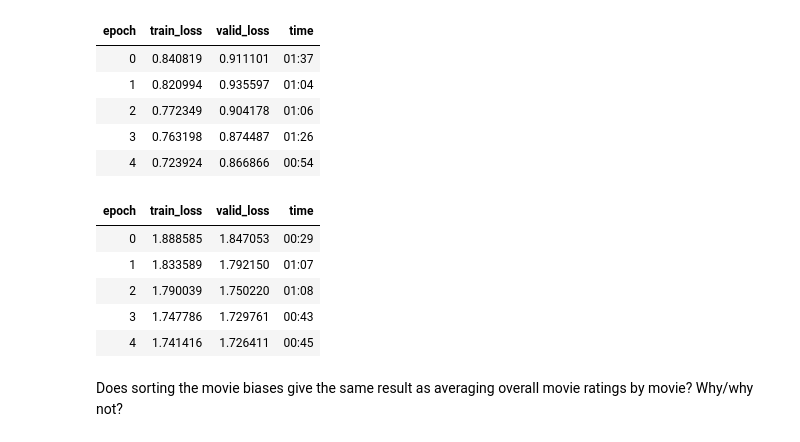
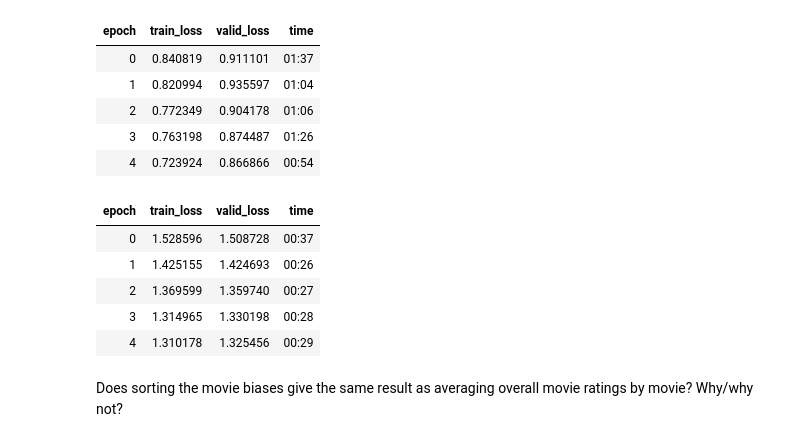
Before and after one commit to tripathysagar/fastbook-with-assign, a Jupyter notebook: Chapter-8/learner_questions.ipynb, the cells around one changed output. Cells and saved outputs as stored; diff of their text form; code cells hidden in the pictures.

```diff
--- a/Chapter-8/learner_questions.ipynb
+++ b/Chapter-8/learner_questions.ipynb
@@ -118,14 +118,14 @@ n_users,n_movies
 model = DotProduct(n_users, n_movies, 50)
 # %%
 learn = Learner(dls, model, loss_func=MSELossFlat())
-learn.fit_one_cycle(5, 5e-5)
+learn.fit_one_cycle(5, 5e-5, wd=0.1)
 # %% [output]
 | epoch | train_loss | valid_loss | time |
-| 0 | 1.888585 | 1.847053 | 00:29 |
-| 1 | 1.833589 | 1.792150 | 01:07 |
-| 2 | 1.790039 | 1.750220 | 01:08 |
-| 3 | 1.747786 | 1.729761 | 00:43 |
-| 4 | 1.741416 | 1.726411 | 00:45 |
+| 0 | 1.528596 | 1.508728 | 00:37 |
+| 1 | 1.425155 | 1.424693 | 00:26 |
+| 2 | 1.369599 | 1.359740 | 00:27 |
+| 3 | 1.314965 | 1.330198 | 00:28 |
+| 4 | 1.310178 | 1.325456 | 00:29 |
 # %% [markdown]
 Does sorting the movie biases give the same result as averaging overall movie ratings by movie? Why/why not?
 # %%
```
Also changed, not shown: parts of 9 cells of this notebook, 3 other files.
